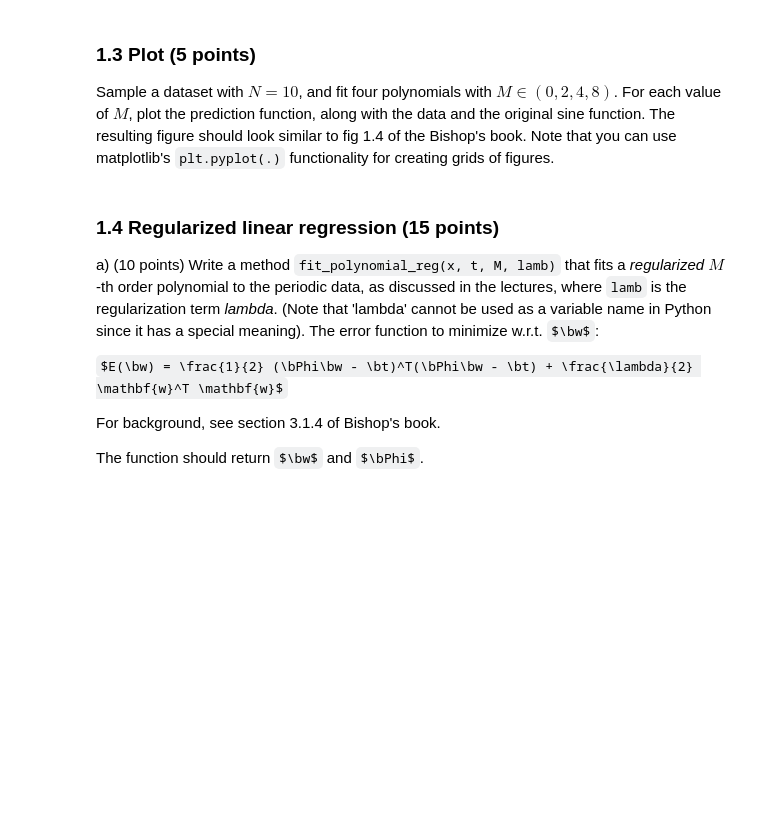
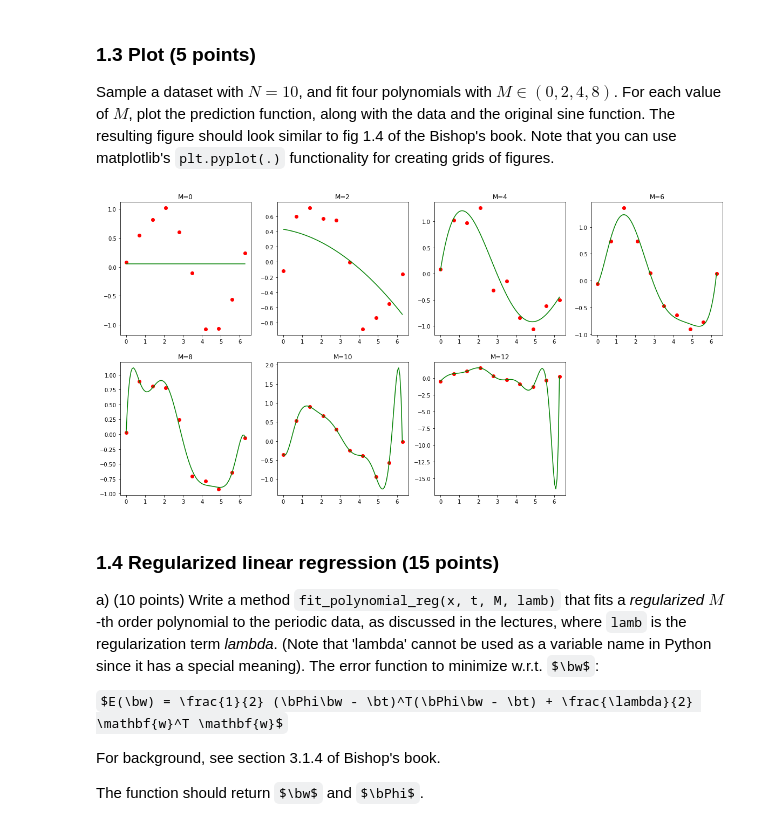
Before and after one commit to wlongxiang/MachineLearning1, a Jupyter notebook: assignments/lab/lab1.ipynb, the cells around one changed output. Saved outputs shown, nothing was run; the diff lists cells and outputs as text; code cells hidden in the pictures; some formulas as TeX source; blank space fills up the shorter version.

```diff
--- a/assignments/lab/lab1.ipynb
+++ b/assignments/lab/lab1.ipynb
@@ -151,13 +151,3 @@ Write a method `fit_polynomial(x, t, M)` that finds the maximum-likelihood solut
 $E(\bw) = \frac{1}{2} (\bPhi\bw - \bt)^T(\bPhi\bw - \bt)$
 
 where $\bPhi$ is the _feature matrix_ (or _design matrix_) as explained in Bishop's book at section 3.1.1, $\bt$ is the vector of target values. Your method should return a vector $\bw$ with the maximum-likelihood parameter estimates, as well as the _feature matrix_ $\bPhi$.
-# %%
-def designmatrix(x, M): # it is highly recommended to write a helper function that computes Phi
-    # YOUR CODE HERE
-    raise NotImplementedError()
-
-def fit_polynomial(x, t, M):
-    # YOUR CODE HERE
-    raise NotImplementedError()
-
-    return w_ml, Phi
@@ -175,0 +182,12 @@ NotImplementedError:
+# %%
+### Test your function
+N = 10
+x = np.linspace(-1, 1, N)
+t = 0.3*np.square(x) + 2.5
+m = 2
+w, Phi = fit_polynomial(x,t,m)
+print(w)
+print(Phi)
+
+assert w.shape == (m+1,), "The shape of w is incorrect"
+assert Phi.shape == (N, m+1), "The shape of Phi is incorrect"
@@ -183,3 +210,22 @@ raise NotImplementedError()
+# %%
+M = [0,2,4,6,8,10,12]
+N = 10
+plt.rcParams["figure.figsize"] = [20,10]
+for i in range(len(M)):
+    plt.subplot(2,4,i+1)
+    x, t = gen_sine(N)
+    plt.plot(x, t, 'ro')
+    w, Phi = fit_polynomial(x,t,M[i])
+
+    pred_x = np.linspace(0, 2*np.pi, 100)
+    detailed_Phi = designmatrix(pred_x, M[i])
+    pred = detailed_Phi.dot(w)
+    plt.plot(pred_x, pred,'g')
+    plt.title("M={}".format(M[i]))
+
+plt.show()
+# %% [output]
+[figure, added]
 # %% [markdown]
 ### 1.4 Regularized linear regression (15 points)
 
```
Also changed, not shown: parts of 27 cells of this notebook, 1 other file.
